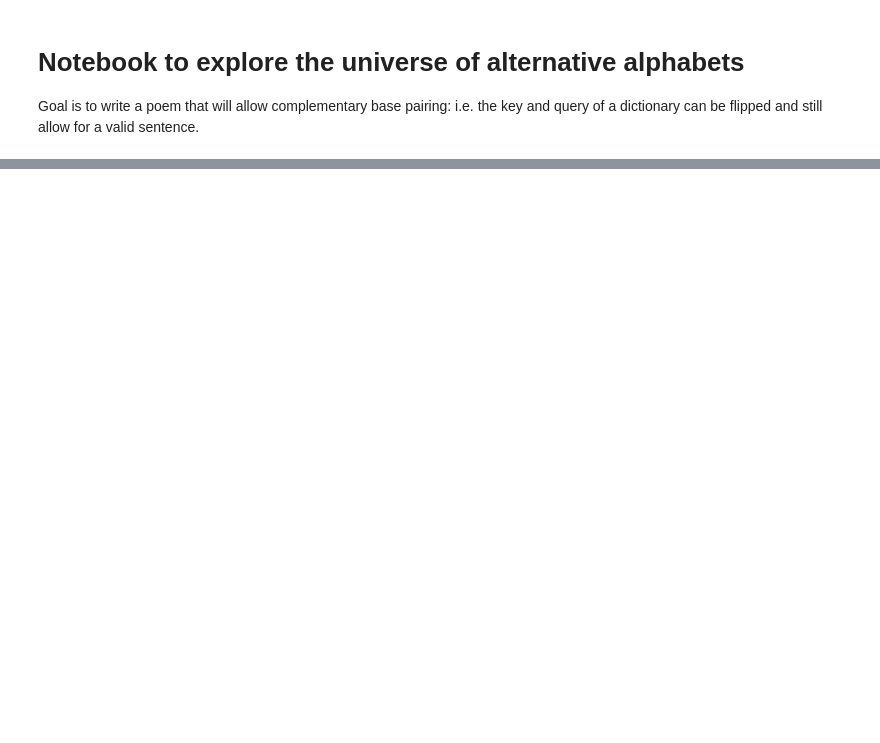
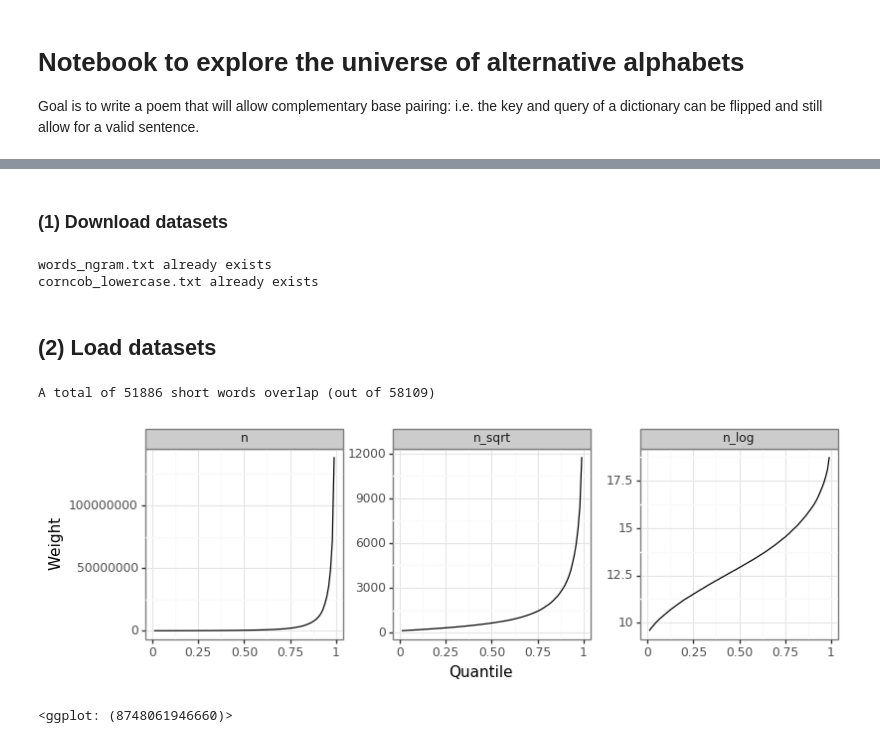
Before and after one commit to ErikinBC/mirror_alphabet, a Jupyter notebook: christian_bok.ipynb, the cells around one changed output, grey strips where cells are left out. Drawn from its saved outputs; the diff is of its cells as text; code cells hidden in the pictures; blank space fills up the shorter version.

```diff
--- a/christian_bok.ipynb
+++ b/christian_bok.ipynb
@@ -34,0 +26,63 @@ def alpha_trans(txt, xmap):
+# %% [markdown]
+### (1) Download datasets
+# %%
+dir_code = os.getcwd()
+dir_data = os.path.join(dir_code, '..', 'data')
+makeifnot(dir_data)
+# (1) Download the ngrams data for frequency
+path_ngram = os.path.join(dir_data,'words_ngram.txt')
+if not os.path.exists(path_ngram):
+    !wget -q -O ../data/words_ngram.txt https://norvig.com/ngrams/count_1w.txt
+else:
+    print('words_ngram.txt already exists')
+
+# (2) Download the curated dataset
+path_words = os.path.join(dir_data,'words_corncob.txt')
+if not os.path.exists(path_words):
+    print('Downloading')
+    !wget -q -O ../data/words_corncob.txt http://www.mieliestronk.com/corncob_lowercase.txt
+else:
+    print('corncob_lowercase.txt already exists')
+#https://github.com/dwyl/english-words
+# %% [output]
+words_ngram.txt already exists
+corncob_lowercase.txt already exists
+# %% [markdown]
+## (2) Load datasets
+# %%
+# (1) Load the Ngrams
+df_ngram = pd.read_csv(path_ngram,sep='\t',header=None).rename(columns={0:'word',1:'n'})
+df_ngram = df_ngram[~df_ngram.word.isnull()].reset_index(None, True)
+
+# (2) Load the short word set
+df_words = pd.read_csv(path_words,sep='\n',header=None).rename(columns={0:'word'})
+df_words = df_words[~df_words.word.isnull()].reset_index(None, True)
+
+# Overlap?
+n_overlap = df_words.word.isin(df_ngram.word).sum()
+print('A total of %i short words overlap (out of %i)' %
+     (n_overlap, df_words.shape[0]))
+
+# Merge datasets in the intersection
+df_merge = df_ngram.merge(df_words,'inner','word')
+df_merge = df_merge.assign(n_sqrt=lambda x: np.sqrt(x.n), n_log=lambda x: np.log(x.n))
+
+# Examine the score frequency by percentiles
+p_seq = np.arange(0.01,1,0.01)
+dat_n_q = df_merge.melt('word',None,'tt').groupby('tt').value.quantile(p_seq).reset_index()
+dat_n_q.rename(columns={'level_1':'qq'}, inplace=True)
+dat_n_q.tt = pd.Categorical(dat_n_q.tt,['n','n_sqrt','n_log'])
+di_tt = {'n':'n', 'n_sqrt':'sqrt','n_log':'log'}
+# %% [output]
+A total of 51886 short words overlap (out of 58109)
+# %%
+# DISTIRUBTION OF WORD FREQUENCIES
+plotnine.options.figure_size = (9, 2.5)
+gg_q = (ggplot(dat_n_q, aes(x='qq',y='value')) + geom_path() +
+       theme_bw() + facet_wrap('~tt',scales='free_y') +
+       labs(y='Weight', x='Quantile') +
+       theme(subplots_adjust={'wspace': 0.25}))
+gg_q
+# %% [output]
+[figure, added]
+<ggplot: (8748061946660)>
```
Also changed, not shown: parts of 20 cells of this notebook, 2 other files.
